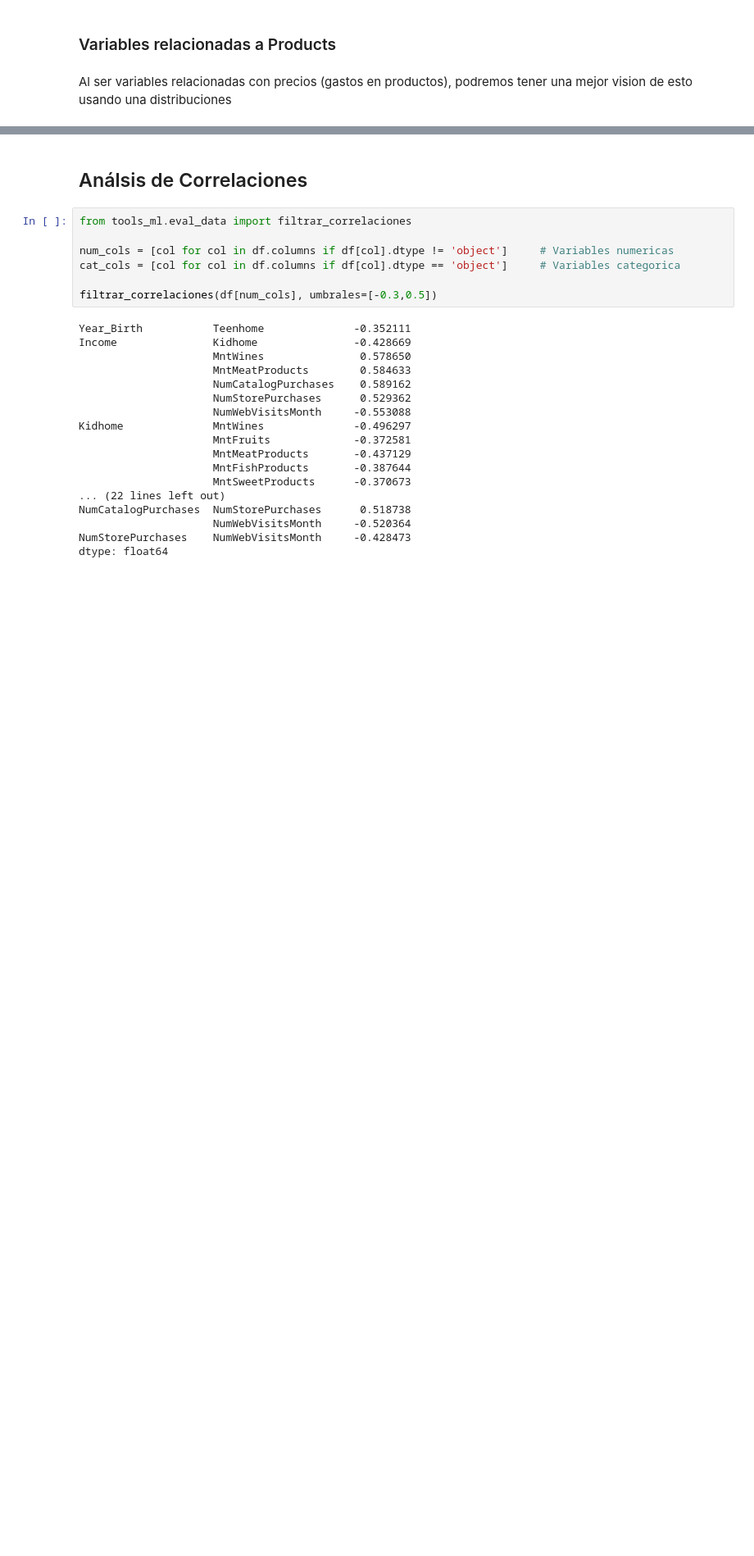
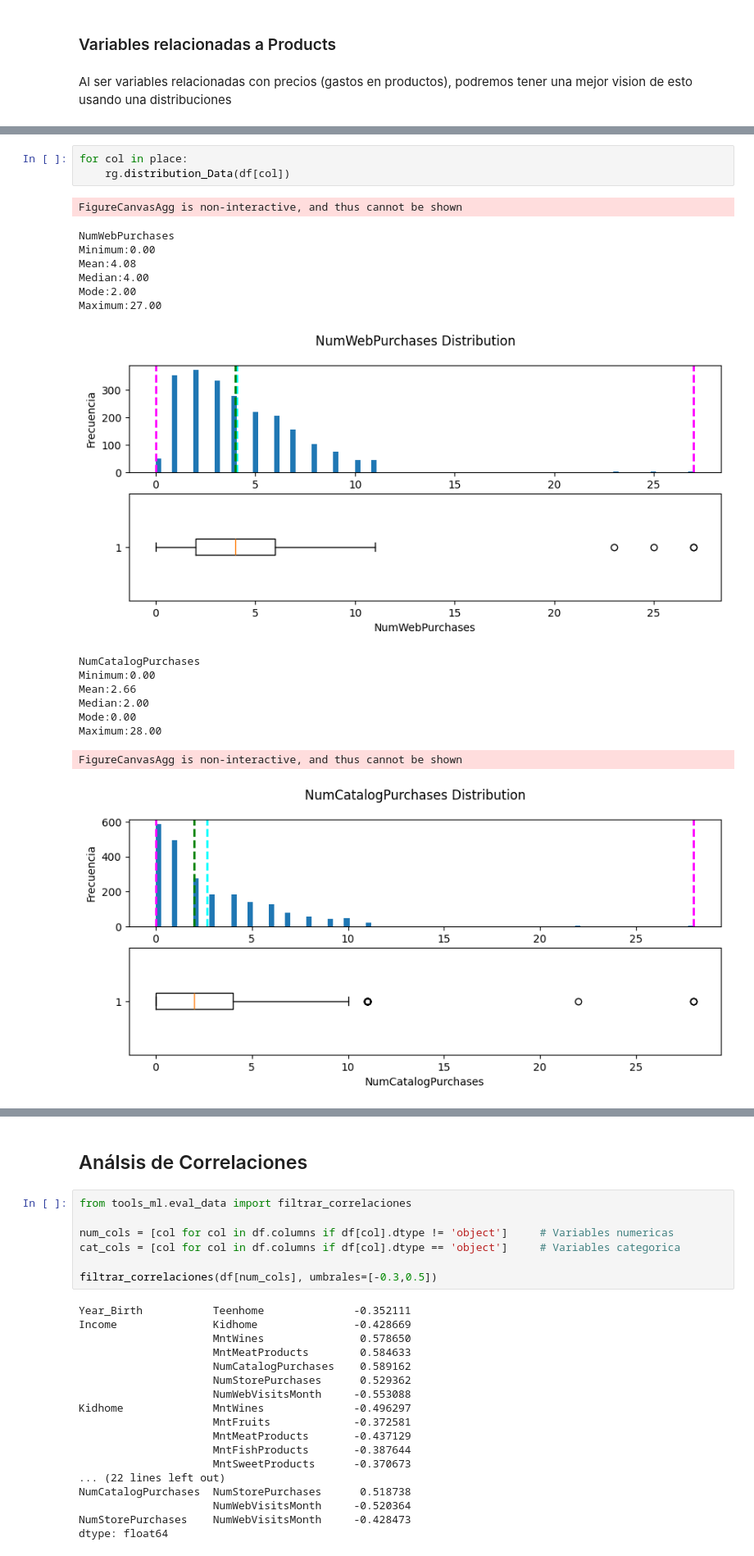
Before and after one commit to AlexCh069/Customer-Personality-Analysis---Clustering, a Jupyter notebook: EDA.ipynb, the cells around one changed output, grey strips where cells are left out. Shown at 82% size. Drawn from its saved outputs; the diff is of its cells as text; blank space fills up the shorter version.

Commit message:
preprocessing data

```diff
--- a/EDA.ipynb
+++ b/EDA.ipynb
@@ -205,0 +249,20 @@ Maximum:259.00
+# %%
+for col in place:
+    rg.distribution_Data(df[col])
+# %% [output]
+FigureCanvasAgg is non-interactive, and thus cannot be shown
+NumWebPurchases
+Minimum:0.00
+Mean:4.08
+Median:4.00
+Mode:2.00
+Maximum:27.00
+[figure, added]
+NumCatalogPurchases
+Minimum:0.00
+Mean:2.66
+Median:2.00
+Mode:0.00
+Maximum:28.00
+FigureCanvasAgg is non-interactive, and thus cannot be shown
+[figure, added]
```
Also changed, not shown: parts of 17 cells of this notebook, 2 other files.
